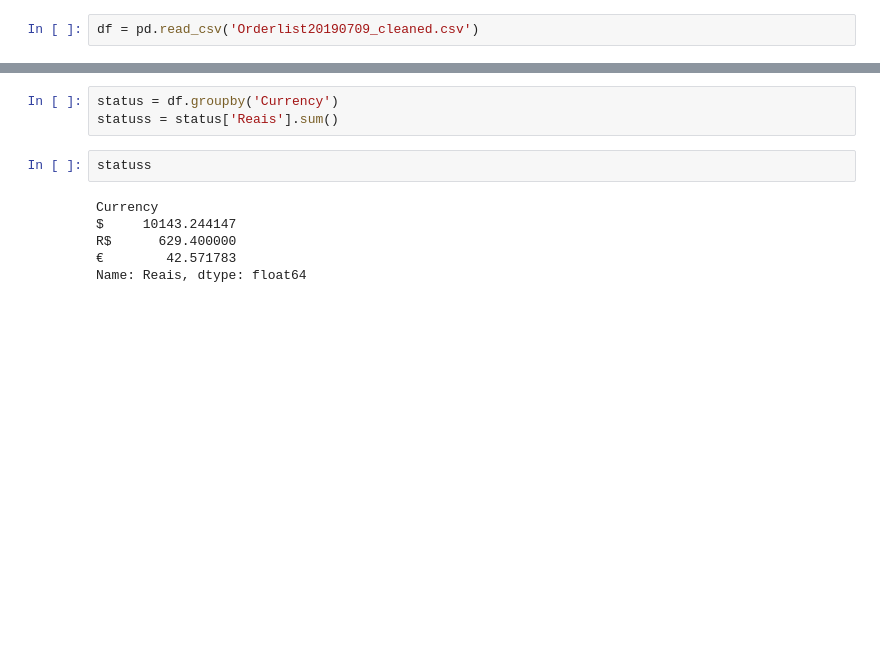
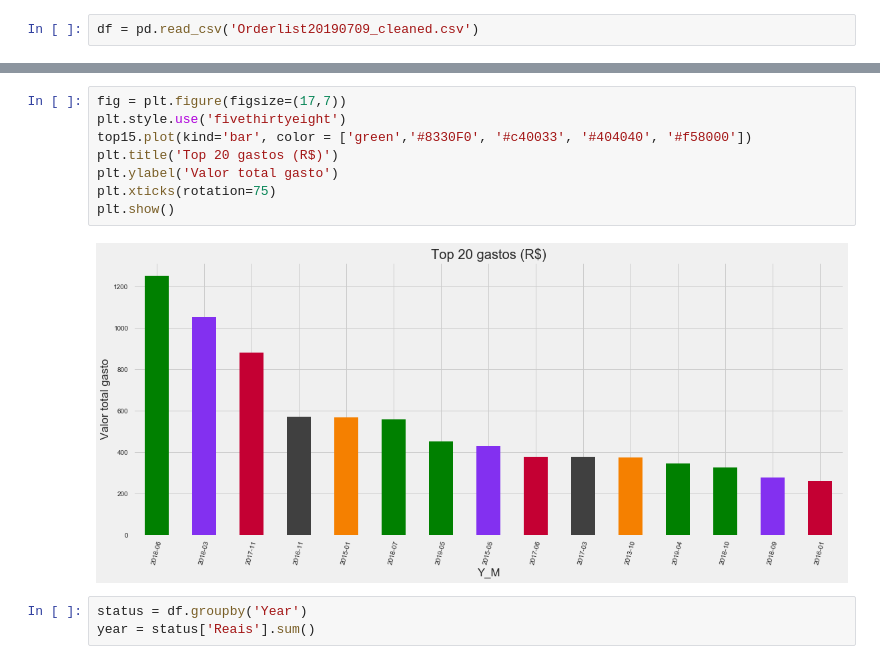
Before and after one commit to caiobellezi/Aliexpress, a Jupyter notebook: 02-Data_analysis.ipynb, the cells around one changed output, grey strips where cells are left out. Cells and saved outputs as stored; diff of their text form; blank space fills up the shorter version.

```diff
--- a/02-Data_analysis.ipynb
+++ b/02-Data_analysis.ipynb
@@ -23,11 +85,13 @@ Index(['Order', 'Currency', 'Price', 'Status', 'Store', 'Details', 'orderEnds',
+# %%
+fig = plt.figure(figsize=(17,7))
+plt.style.use('fivethirtyeight')
+top15.plot(kind='bar', color = ['green','#8330F0', '#c40033', '#404040', '#f58000'])
+plt.title('Top 20 gastos (R$)')
+plt.ylabel('Valor total gasto')
+plt.xticks(rotation=75)
+plt.show()
+# %% [output]
+[figure, added]
 # %%
-status = df.groupby('Currency')
-statuss = status['Reais'].sum()
+status = df.groupby('Year')
+year = status['Reais'].sum()
-# %%
-statuss
-# %% [output]
-Currency
-$     10143.244147
-R$      629.400000
-€        42.571783
-Name: Reais, dtype: float64
```
Also changed, not shown: parts of 20 cells of this notebook.
